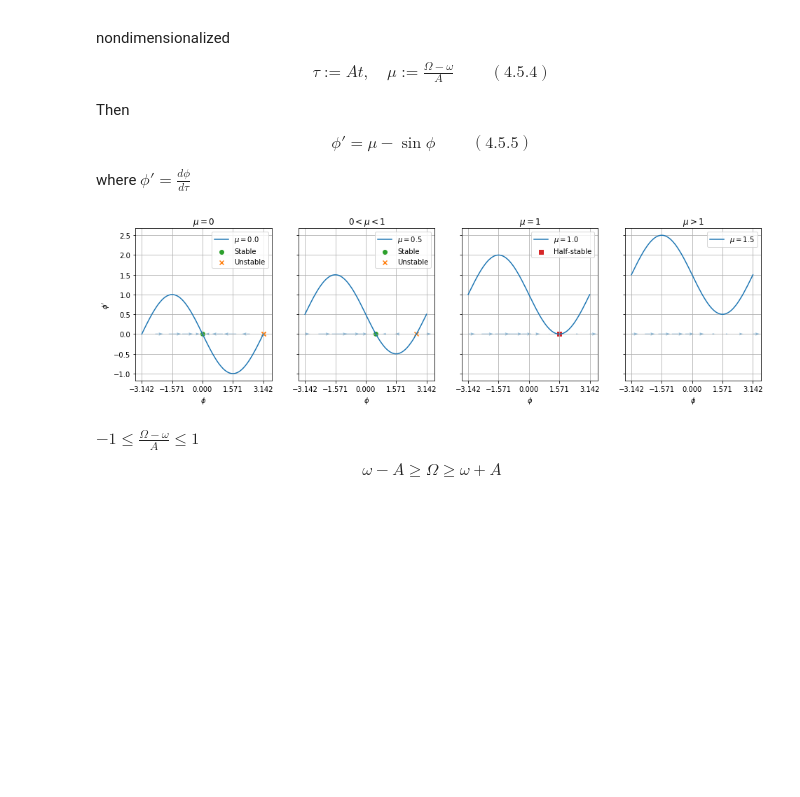
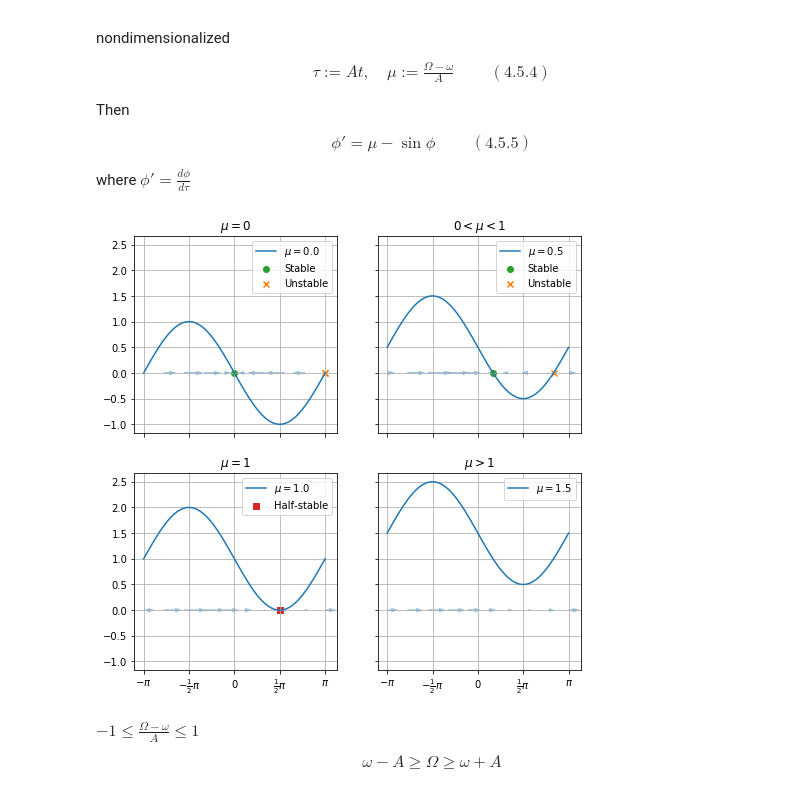
Before and after one commit to shumez/NLDC, a Jupyter notebook: c04/note.ipynb, the cells around one changed output. Drawn from its saved outputs; the diff is of its cells as text; code cells hidden in the pictures; blank space fills up the shorter version.

```diff
--- a/c04/note.ipynb
+++ b/c04/note.ipynb
@@ -597,39 +601,41 @@ pi = np.pi
 def phi_prime(phi, mu):
     phi_ = mu - np.sin(phi)
     return phi_
 
 phi = np.linspace(-pi, pi, 100)
 flow = np.linspace(-pi, pi, 10)
 
 mus = np.array([0, .5, 1, 1.5])
 titles = np.array([r'$\mu=0$', r'$0<\mu<1$', r'$\mu=1$', r'$\mu>1$'])
 
-fig, axes = plt.subplots(ncols=4, sharex=True, sharey=True, figsize=(16, 4))
+fig, axes = plt.subplots(nrows=2, ncols=2, sharex=True, sharey=True, figsize=(8, 8))
 
-for ax, mu, title in zip(axes, mus, titles):
+
+for ax, mu, title in zip(axes.ravel(), mus, titles):
     ax.plot(phi, phi_prime(phi, mu), c=c[0], linestyle=l[0], label=(r'$\mu = %.1f$' % mu))
     ax.quiver(flow, 0, phi_prime(flow, mu), 0, color=c[0], alpha=.5)
-    ax.set(title=title, xlabel=r'$\phi$')
+    ax.set(title=title)#, xlabel=r'$\phi$')
 
     if mu == 0:
         ax.scatter(0, phi_prime(0, mu), c=c[2], marker=m[0], label='Stable')
         ax.scatter(pi, phi_prime(pi, mu), c=c[1], marker=m[1], label='Unstable')
         ax.scatter(pi, phi_prime(pi, mu), c=c[1], marker=m[1])
     elif (mu > 0) & (mu < 1):
         ax.scatter(np.arcsin(mu), 0, c=c[2], marker=m[0], label='Stable')
         ax.scatter(pi - np.arcsin(mu), 0, c=c[1], marker=m[1], label='Unstable')
     elif mu == 1:
         ax.scatter(pi/2, 0, c=c[3], marker=m[2], label='Half-stable')
 
-    ax.set_xticks(np.arange(-pi, pi+.1, pi/2))#, [r'$-\pi$', r'$-\frac{1}{2}\pi$', r'$0$', r'$\frac{1}{2}\pi$', r'$\pi$'])
+    ax.set_xticks(np.arange(-pi, pi+.1, pi/2))
+    ax.set_xticklabels(np.array([r'$-\pi$', r'$-\frac{1}{2}\pi$', r'$0$', r'$\frac{1}{2}\pi$', r'$\pi$']))
     ax.legend(loc='best')
     ax.grid(True)
 
-axes[0].set(ylabel=r"$\phi'$")
+# axes[0].set(ylabel=r"$\phi'$")
 
 plt.show()
 # %% [output]
-[figure, old version]
+[figure, new version]
 # %% [markdown]
 $-1 \le \frac{\Omega - \omega}{A} \le 1$
 
```
Also changed, not shown: parts of 5 cells of this notebook.
